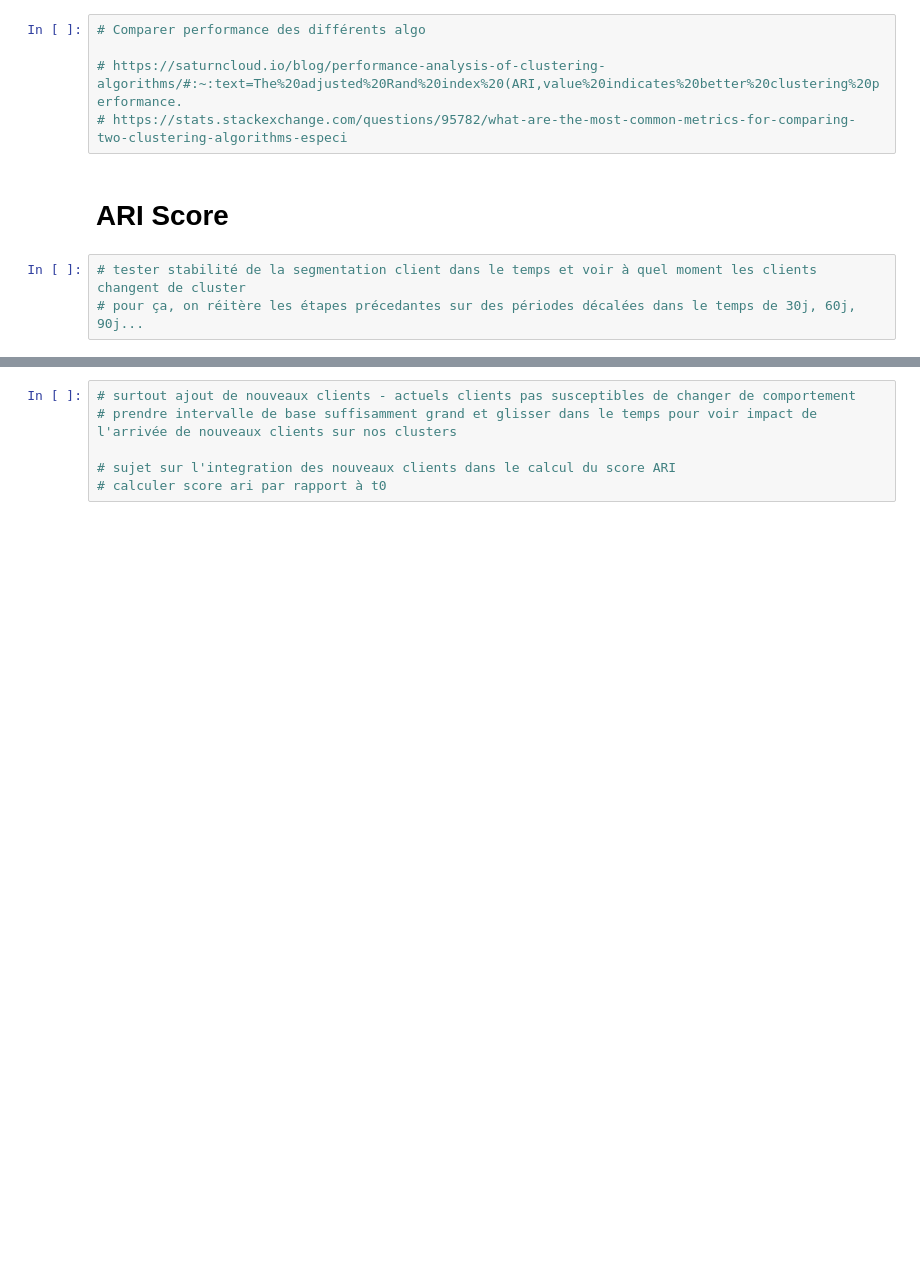
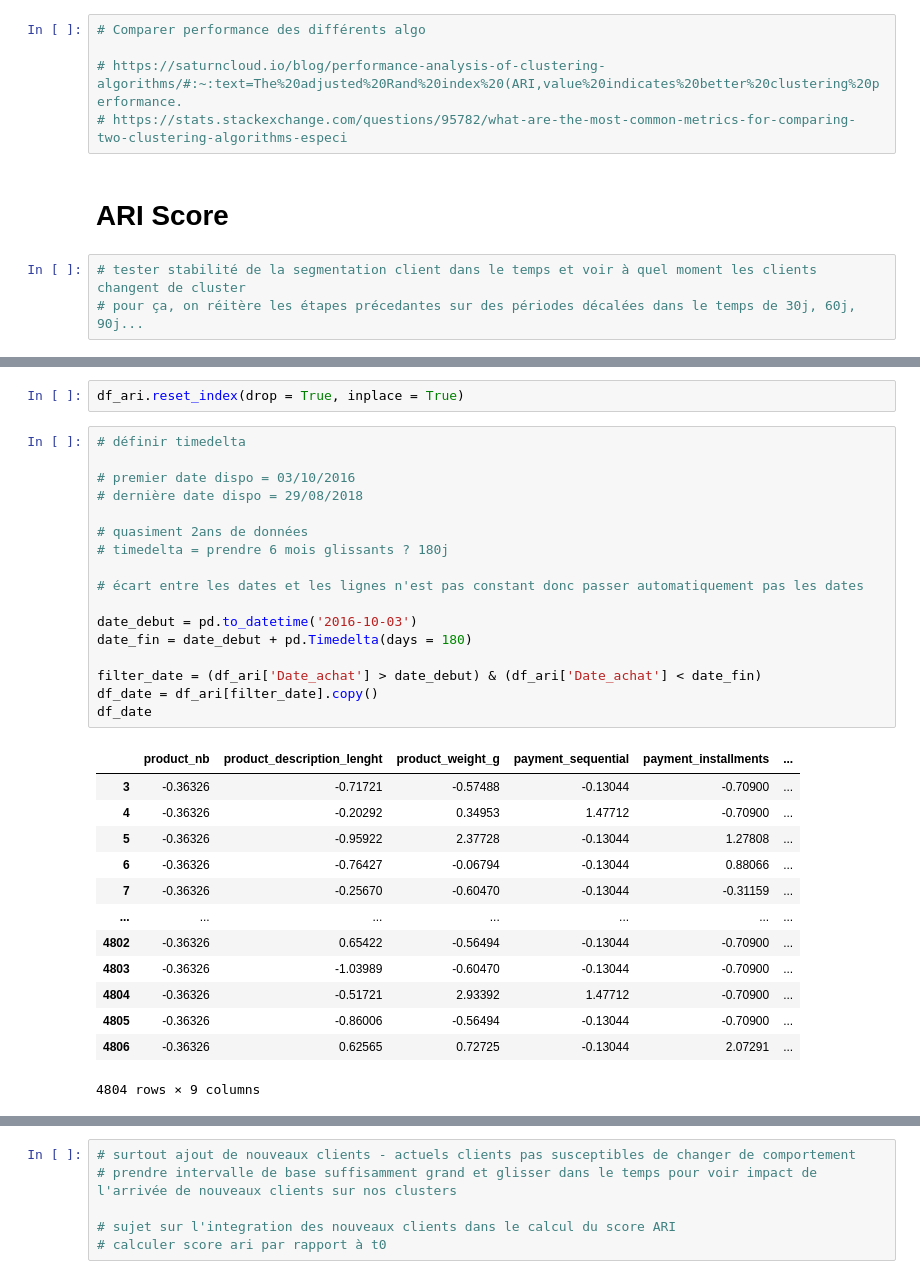
Before and after one commit to LucileRb/customer_segmentation, a Jupyter notebook: Clustering_dataset_reduit.ipynb, the cells around one changed output, grey strips where cells are left out. Saved outputs shown, nothing was run; the diff lists cells and outputs as text; blank space fills up the shorter version.

```diff
--- a/Clustering_dataset_reduit.ipynb
+++ b/Clustering_dataset_reduit.ipynb
@@ -1040,0 +1041,33 @@ df_ari
+# %%
+df_ari.reset_index(drop = True, inplace = True)
+# %%
+# définir timedelta
+
+# premier date dispo = 03/10/2016
+# dernière date dispo = 29/08/2018
+
+# quasiment 2ans de données
+# timedelta = prendre 6 mois glissants ? 180j
+
+# écart entre les dates et les lignes n'est pas constant donc passer automatiquement pas les dates
+
+date_debut = pd.to_datetime('2016-10-03')
+date_fin = date_debut + pd.Timedelta(days = 180)
+
+filter_date = (df_ari['Date_achat'] > date_debut) & (df_ari['Date_achat'] < date_fin)
+df_date = df_ari[filter_date].copy()
+df_date
+# %% [output]
+|  | product_nb | product_description_lenght | product_weight_g | payment_sequential | payment_installments | ... |
+| 3 | -0.36326 | -0.71721 | -0.57488 | -0.13044 | -0.70900 | ... |
+| 4 | -0.36326 | -0.20292 | 0.34953 | 1.47712 | -0.70900 | ... |
+| 5 | -0.36326 | -0.95922 | 2.37728 | -0.13044 | 1.27808 | ... |
+| 6 | -0.36326 | -0.76427 | -0.06794 | -0.13044 | 0.88066 | ... |
+| 7 | -0.36326 | -0.25670 | -0.60470 | -0.13044 | -0.31159 | ... |
+| ... | ... | ... | ... | ... | ... | ... |
+| 4802 | -0.36326 | 0.65422 | -0.56494 | -0.13044 | -0.70900 | ... |
+| 4803 | -0.36326 | -1.03989 | -0.60470 | -0.13044 | -0.70900 | ... |
+| 4804 | -0.36326 | -0.51721 | 2.93392 | 1.47712 | -0.70900 | ... |
+| 4805 | -0.36326 | -0.86006 | -0.56494 | -0.13044 | -0.70900 | ... |
+| 4806 | -0.36326 | 0.62565 | 0.72725 | -0.13044 | 2.07291 | ... |
+4804 rows × 9 columns
```
Also changed, not shown: parts of 15 cells of this notebook.
